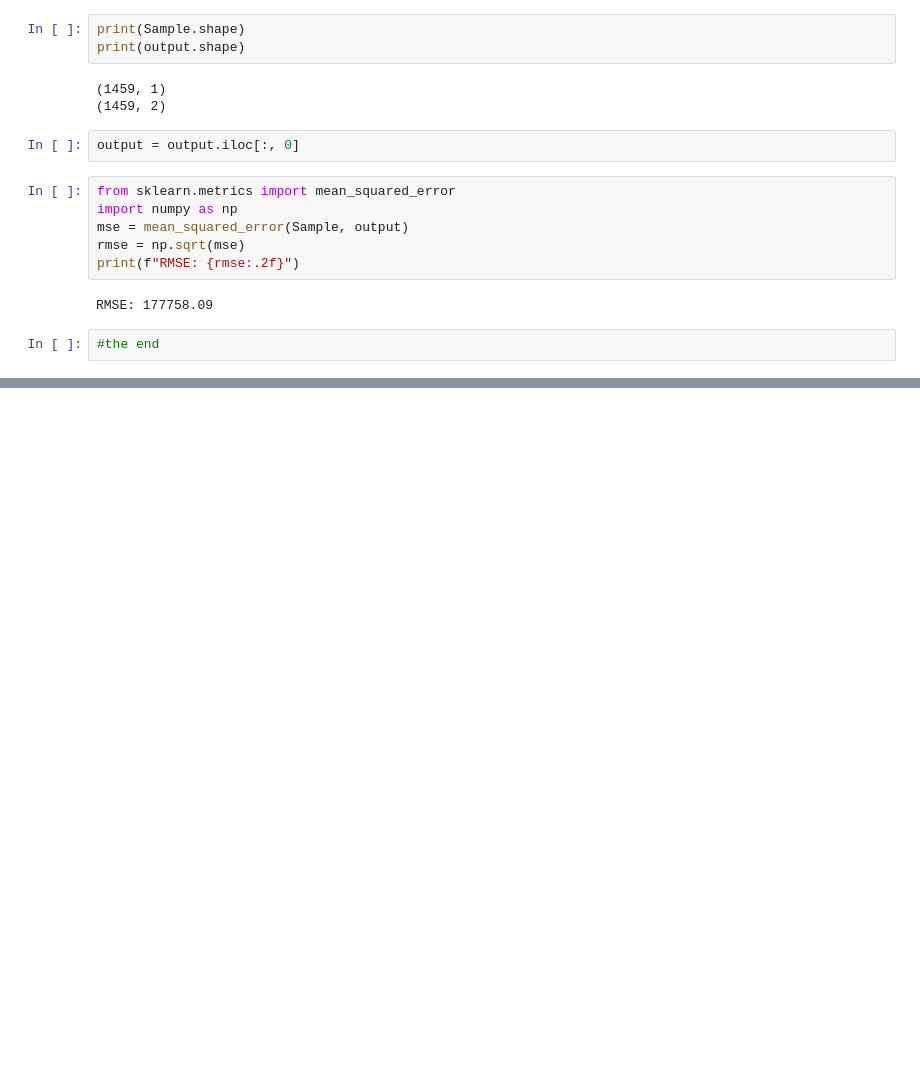
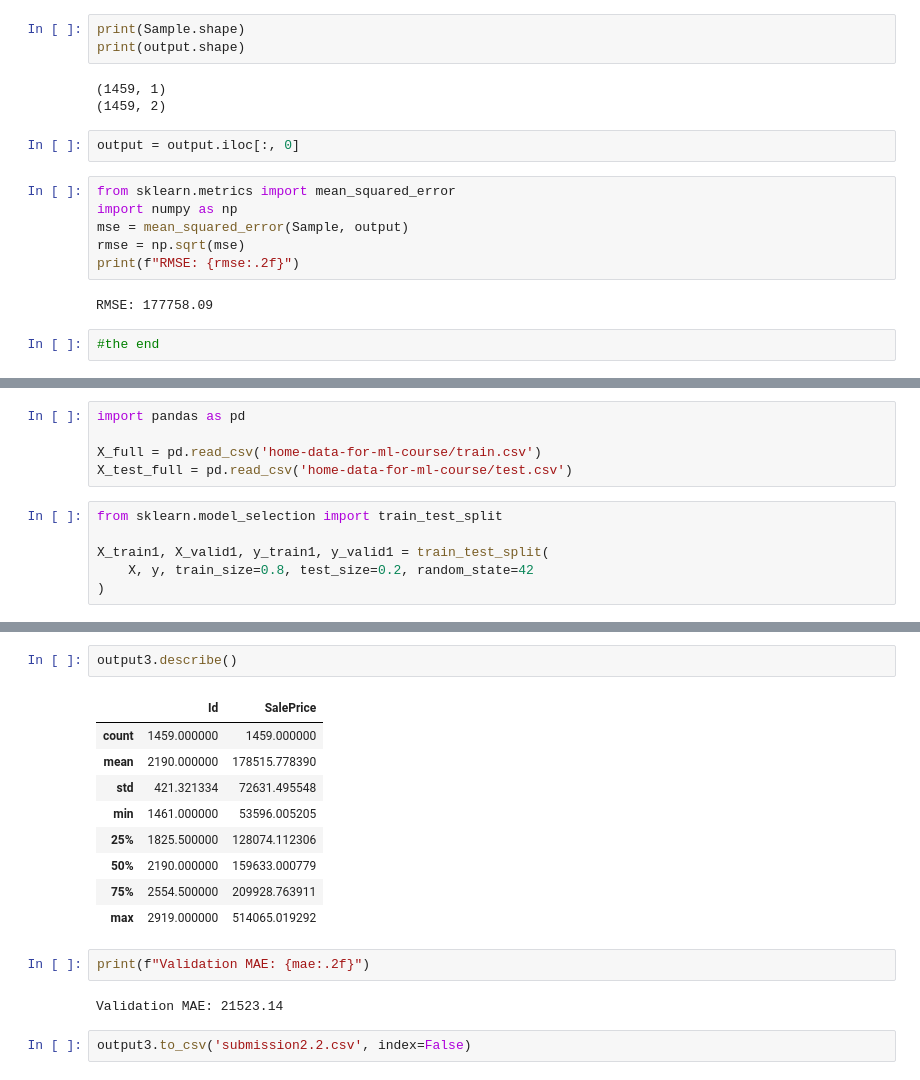
Before and after one commit to shreeshbhat04-ctrl/Kaggle-repo, a Jupyter notebook: Houseprediction/hou.ipynb, the cells around one changed output, grey strips where cells are left out. Drawn from its saved outputs; the diff is of its cells as text; blank space fills up the shorter version.

```diff
--- a/Houseprediction/hou.ipynb
+++ b/Houseprediction/hou.ipynb
@@ -95,0 +335,11 @@ RMSE: 177758.09
+# %%
+import pandas as pd
+
+X_full = pd.read_csv('home-data-for-ml-course/train.csv')
+X_test_full = pd.read_csv('home-data-for-ml-course/test.csv')
+# %%
+from sklearn.model_selection import train_test_split
+
+X_train1, X_valid1, y_train1, y_valid1 = train_test_split(
+    X, y, train_size=0.8, test_size=0.2, random_state=42
+)
@@ -95,0 +370,18 @@ RMSE: 177758.09
+# %%
+output3.describe()
+# %% [output]
+|  | Id | SalePrice |
+| count | 1459.000000 | 1459.000000 |
+| mean | 2190.000000 | 178515.778390 |
+| std | 421.321334 | 72631.495548 |
+| min | 1461.000000 | 53596.005205 |
+| 25% | 1825.500000 | 128074.112306 |
+| 50% | 2190.000000 | 159633.000779 |
+| 75% | 2554.500000 | 209928.763911 |
+| max | 2919.000000 | 514065.019292 |
+# %%
+print(f"Validation MAE: {mae:.2f}")
+# %% [output]
+Validation MAE: 21523.14
+# %%
+output3.to_csv('submission2.2.csv', index=False)
```
Also changed, not shown: parts of 30 cells of this notebook, 11 other files.
